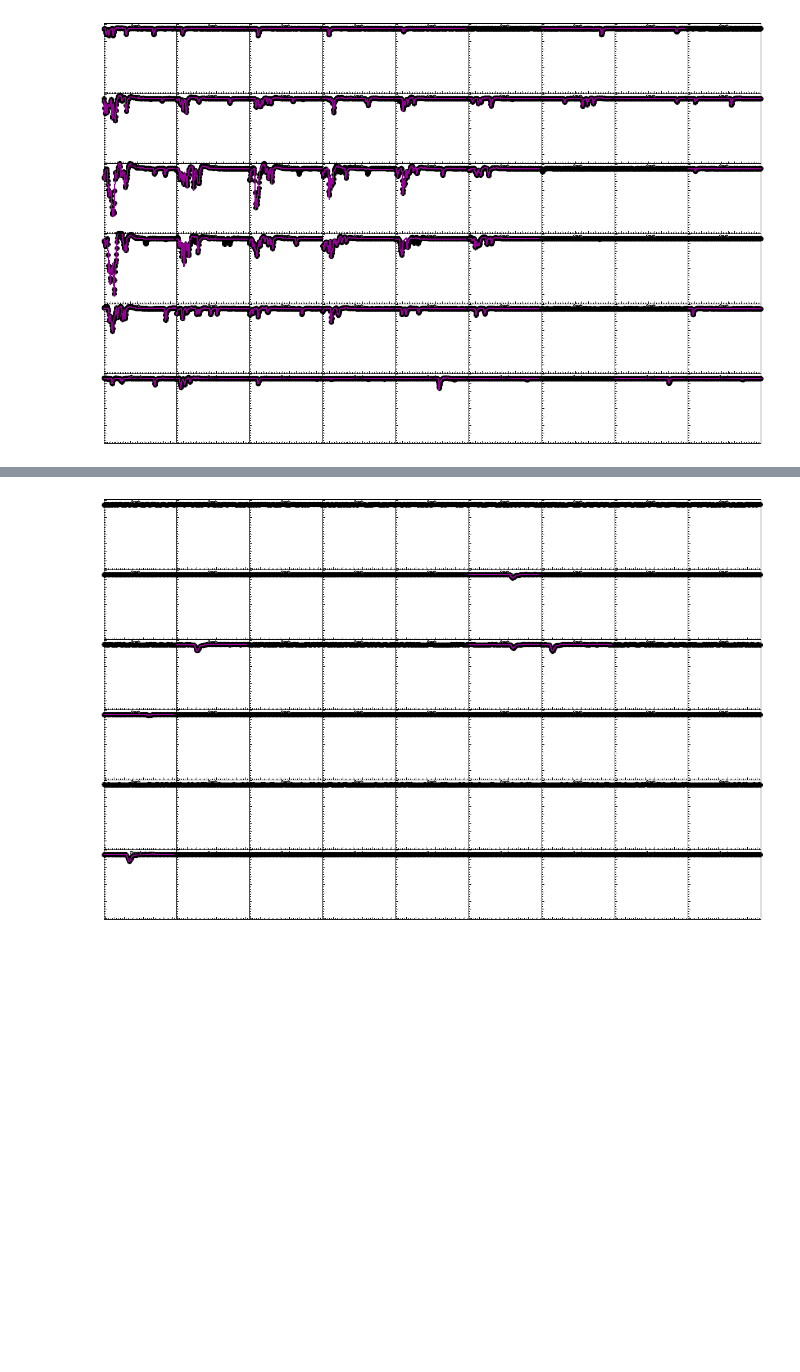
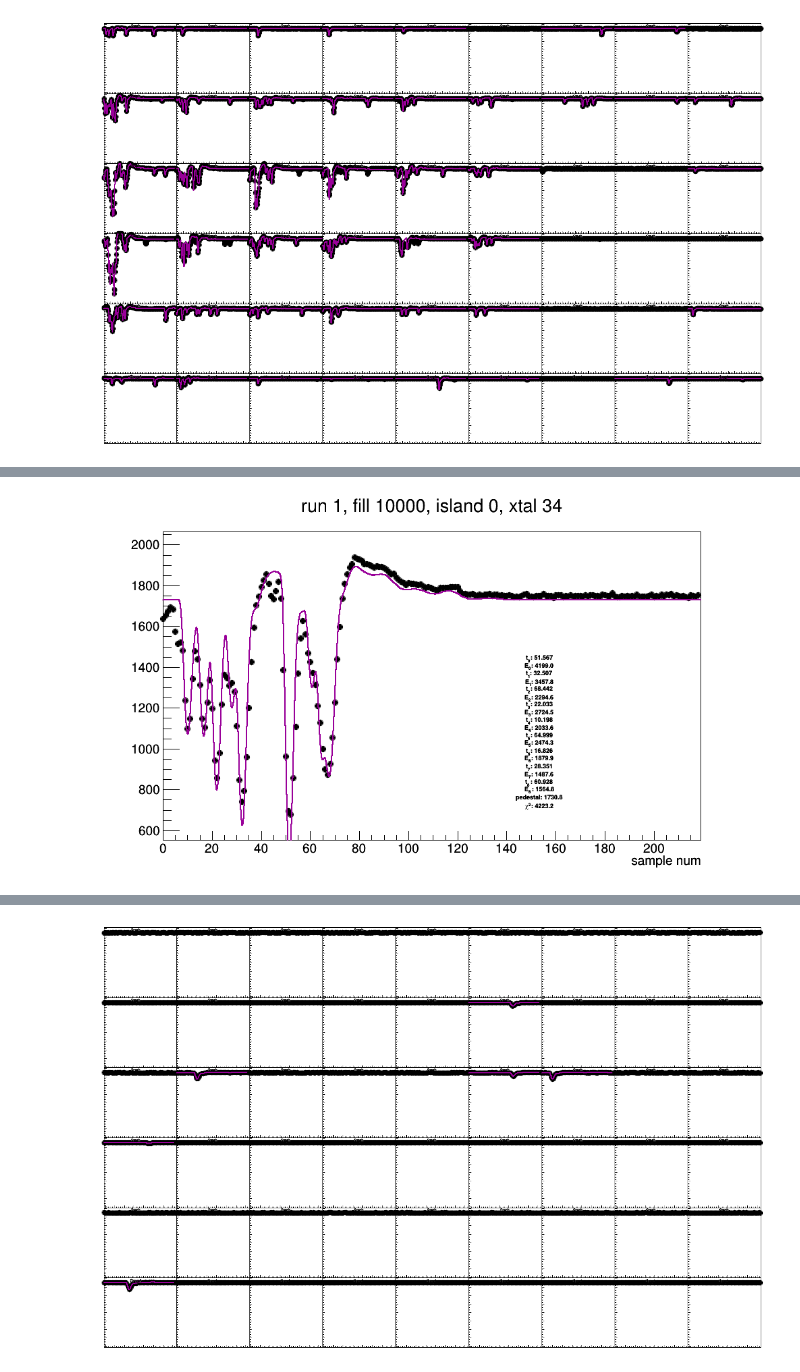
Before and after one commit to kimsiang/MuonG2, a Jupyter notebook: coincidence/InjectionGunFitDisplay.ipynb, the cells around one changed output, grey strips where cells are left out. Cells and saved outputs as stored; diff of their text form; code cells hidden in the pictures; blank space fills up the shorter version.

```diff
--- a/coincidence/InjectionGunFitDisplay.ipynb
+++ b/coincidence/InjectionGunFitDisplay.ipynb
@@ -148,0 +157,4 @@ plot_one_with_index(10000,0,26)
+# %%
+plot_one_with_index(10000,0,34)
+# %% [output]
+[figure, added]
```
Also changed, not shown: parts of 7 cells of this notebook.
